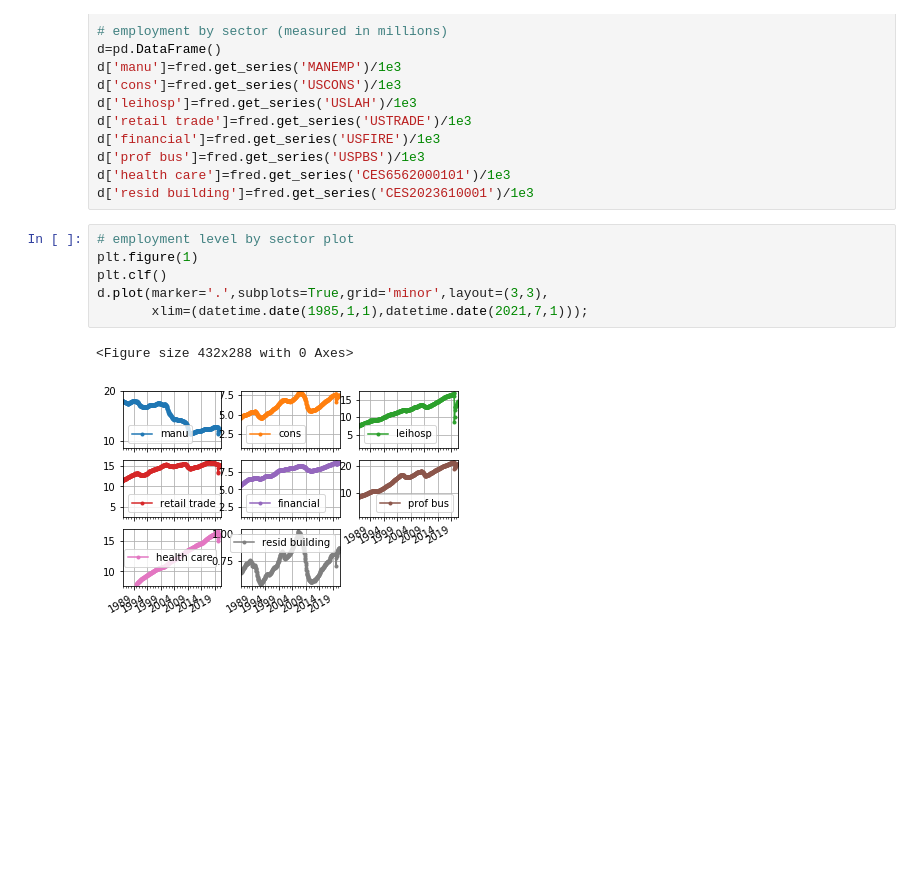
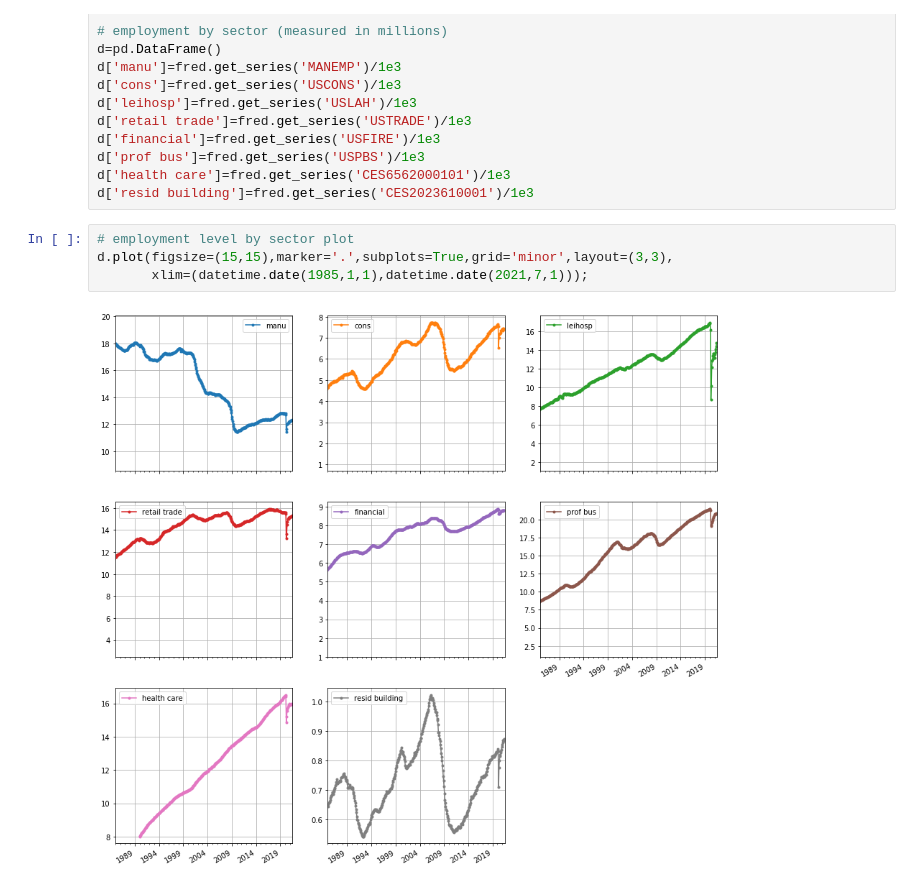
Before and after one commit to iamdingkai/COVID-emp-loss-by-sector, a Jupyter notebook: employment by sector FRED.ipynb, the cells around one changed output. Drawn from its saved outputs; the diff is of its cells as text; blank space fills up the shorter version.

```diff
--- a/employment by sector FRED.ipynb
+++ b/employment by sector FRED.ipynb
@@ -22,13 +21,10 @@ d['health care']=fred.get_series('CES6562000101')/1e3
 d['resid building']=fred.get_series('CES2023610001')/1e3
 # %%
 # employment level by sector plot
-plt.figure(1)
-plt.clf()
-d.plot(marker='.',subplots=True,grid='minor',layout=(3,3),
+d.plot(figsize=(15,15),marker='.',subplots=True,grid='minor',layout=(3,3),
        xlim=(datetime.date(1985,1,1),datetime.date(2021,7,1)));
 # %% [output]
-<Figure size 432x288 with 0 Axes>
-[figure, old version]
+[figure, new version]
 # %%
 # employment level compared between 2008 and COVID
 d08=d[(d.index>='2007-01-01') & (d.index<='2015-01-01')]
```
Also changed, not shown: parts of 3 cells of this notebook.
